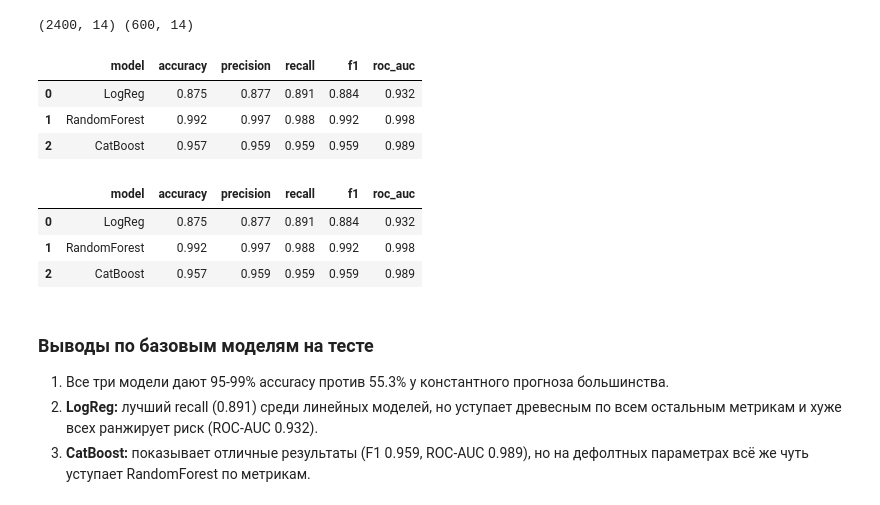
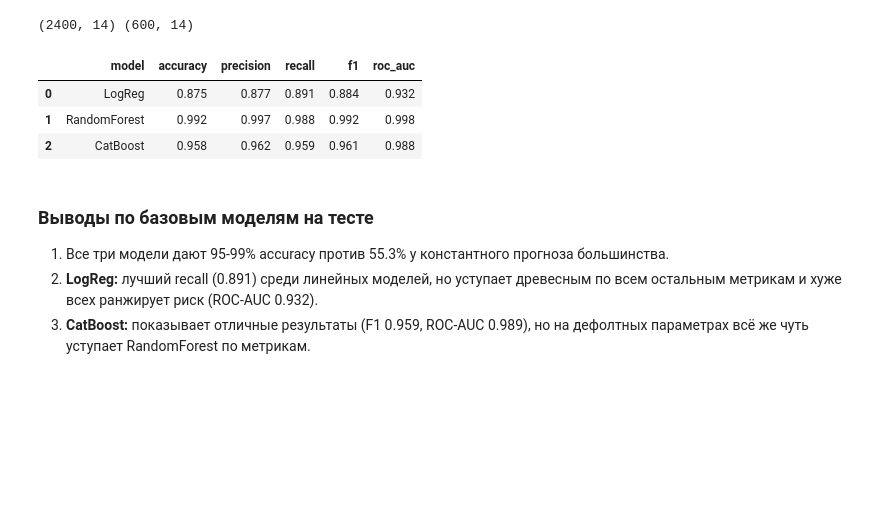
Before and after one commit to Uvarov-IB22-1/heart_project, a Jupyter notebook: notebooks/models.ipynb, the cells around one changed output. Cells and saved outputs as stored; diff of their text form; code cells hidden in the pictures; blank space fills up the shorter version.

```diff
--- a/notebooks/models.ipynb
+++ b/notebooks/models.ipynb
@@ -15,11 +14,11 @@ import matplotlib.pyplot as plt
 # 1. Базовые модели
 Logistic Regression, Random Forest, CatBoost
 # %%
-X_train = pd.read_csv('../data/processed/X_train.csv')
-X_test = pd.read_csv('../data/processed/X_test.csv')
-y_train = pd.read_csv('../data/processed/y_train.csv')['HeartDisease']
-y_test = pd.read_csv('../data/processed/y_test.csv')['HeartDisease']
+import sys
+sys.path.append('..')
+from src.preprocessing import load_processed
 
+X_train, X_test, y_train, y_test = load_processed('../data/processed')
 print(X_train.shape, X_test.shape)
 # %% [output]
 (2400, 14) (600, 14)
@@ -63,61 +25,15 @@ print(X_train.shape, X_test.shape)
 # %%
-models = {
-    'LogReg': LogisticRegression(max_iter=1000, random_state=42),
-    'RandomForest': RandomForestClassifier(n_estimators=100, random_state=42),
-    'CatBoost': CatBoostClassifier(iterations=200, depth=4, learning_rate=0.1,
-                                   random_seed=42, verbose=False),
-}
+from src.train import train_models
+from src.evaluate import evaluate
 
-rows = []
-for name, model in models.items():
-    model.fit(X_train, y_train)
-    pred = model.predict(X_test)
-    proba = model.predict_proba(X_test)[:, 1]
-    rows.append({
-        'model': name,
-        'accuracy': accuracy_score(y_test, pred),
-        'precision': precision_score(y_test, pred),
-        'recall': recall_score(y_test, pred),
-        'f1': f1_score(y_test, pred),
-        'roc_auc': roc_auc_score(y_test, proba),
-    })
-
-test_df = pd.DataFrame(rows).round(3)
+models = train_models(X_train, y_train)
+test_df = evaluate(models, X_test, y_test)
 test_df
 # %% [output]
 |  | model | accuracy | precision | recall | f1 | roc_auc |
 | 0 | LogReg | 0.875 | 0.877 | 0.891 | 0.884 | 0.932 |
 | 1 | RandomForest | 0.992 | 0.997 | 0.988 | 0.992 | 0.998 |
-| 2 | CatBoost | 0.957 | 0.959 | 0.959 | 0.959 | 0.989 |
+| 2 | CatBoost | 0.958 | 0.962 | 0.959 | 0.961 | 0.988 |
-# %%
-models = {
-    'LogReg': LogisticRegression(max_iter=1000, random_state=42),
-    'RandomForest': RandomForestClassifier(n_estimators=100, random_state=42),
-    'CatBoost': CatBoostClassifier(iterations=200, depth=4, learning_rate=0.1,
-                                   random_seed=42, verbose=False),
-}
-
-rows = []
-for name, model in models.items():
-    model.fit(X_train, y_train)
-    pred = model.predict(X_test)
-    proba = model.predict_proba(X_test)[:, 1]
-    rows.append({
-        'model': name,
-        'accuracy': accuracy_score(y_test, pred),
-        'precision': precision_score(y_test, pred),
-        'recall': recall_score(y_test, pred),
-        'f1': f1_score(y_test, pred),
-        'roc_auc': roc_auc_score(y_test, proba),
-    })
-
-test_df = pd.DataFrame(rows).round(3)
-test_df
-# %% [output]
-|  | model | accuracy | precision | recall | f1 | roc_auc |
-| 0 | LogReg | 0.875 | 0.877 | 0.891 | 0.884 | 0.932 |
-| 1 | RandomForest | 0.992 | 0.997 | 0.988 | 0.992 | 0.998 |
-| 2 | CatBoost | 0.957 | 0.959 | 0.959 | 0.959 | 0.989 |
 # %% [markdown]
 ### Выводы по базовым моделям на тесте
 
```
Also changed, not shown: parts of 8 cells of this notebook, 2 other files.
